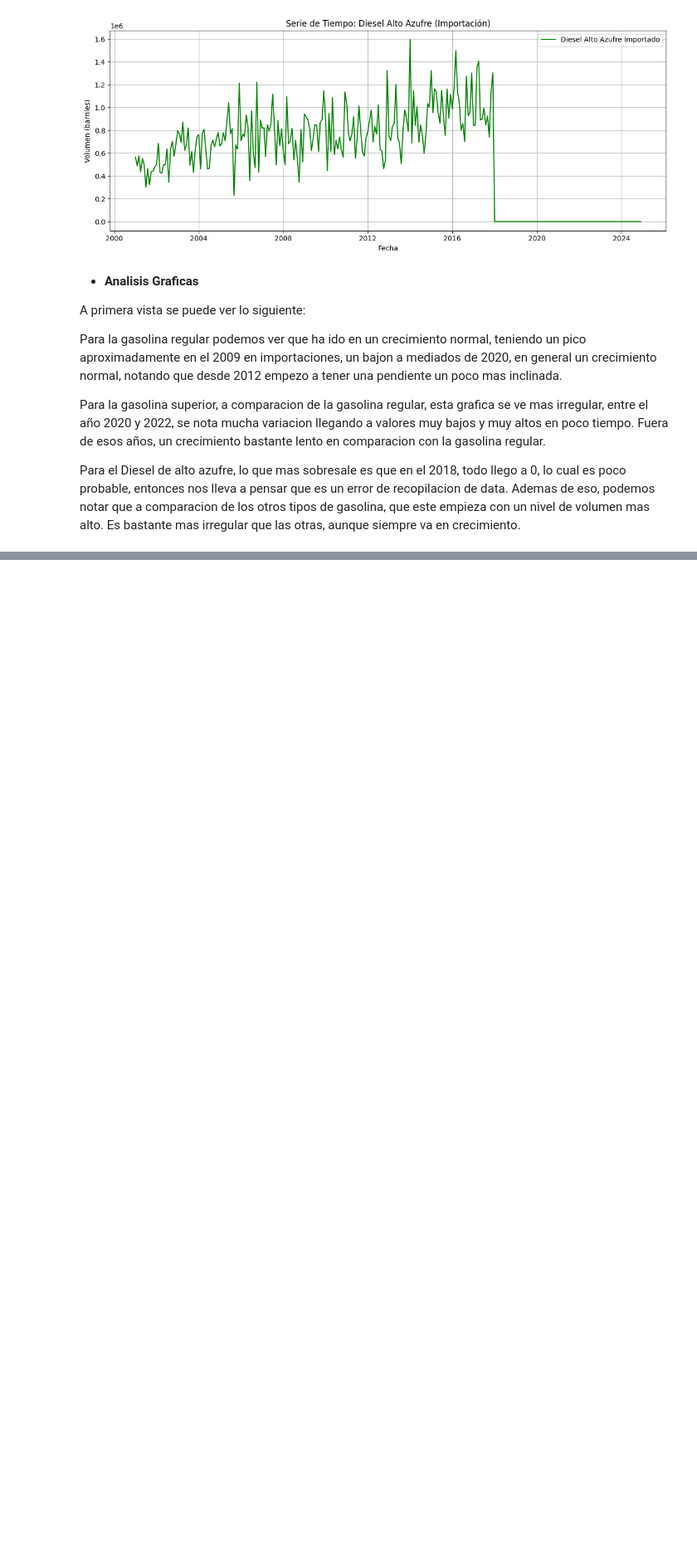
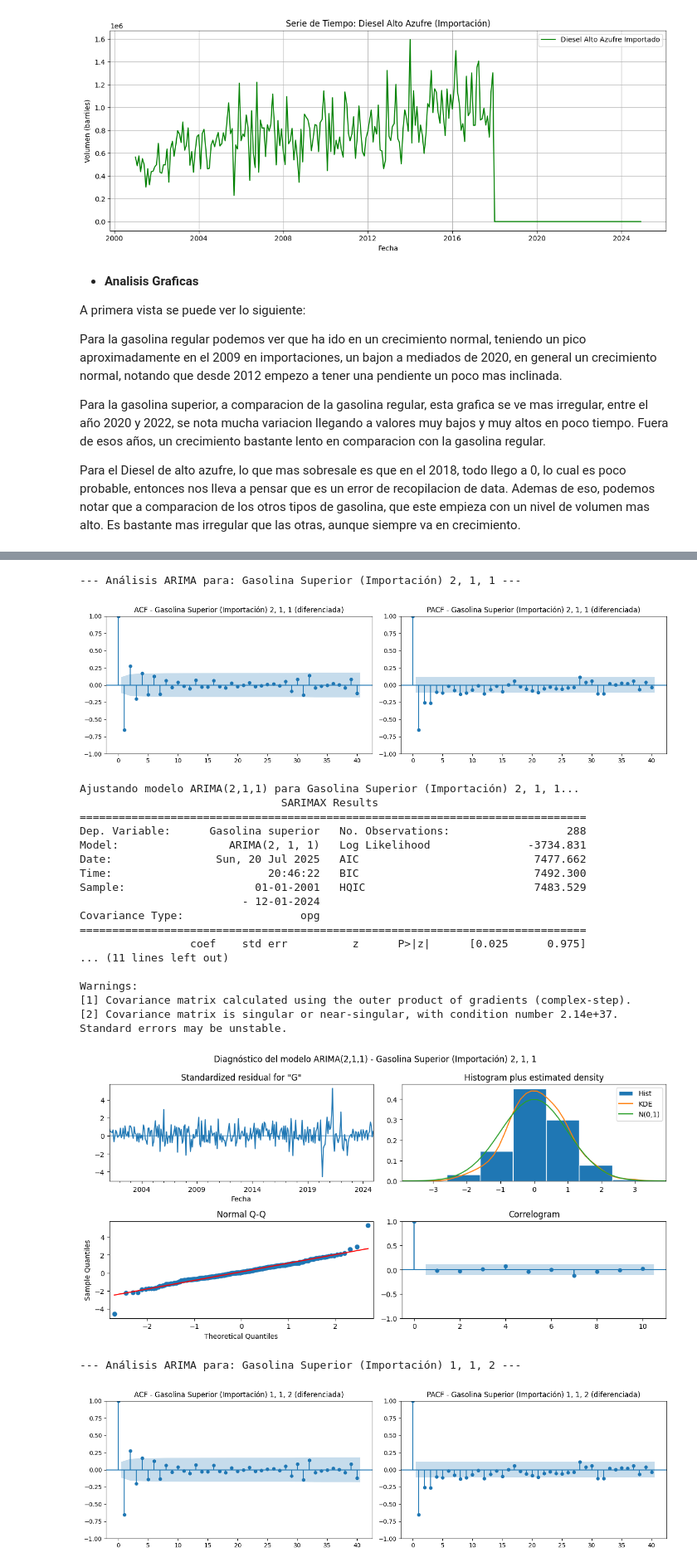
Before and after one commit to Czar272/Lab1_DS, a Jupyter notebook: main.ipynb, the cells around one changed output, grey strips where cells are left out. Shown at 83% size. Drawn from its saved outputs; the diff is of its cells as text; code cells hidden in the pictures; blank space fills up the shorter version.

```diff
--- a/main.ipynb
+++ b/main.ipynb
@@ -377,0 +620,27 @@ Los residuos, es decir, la parte no explicada por la tendencia ni la estacionali
+# %%
+resultado_sup = seleccionar_modelo_arima_manual(serie_gasolina_superior, serie_sup_dif, "Gasolina Superior (Importación) 1, 1, 1", p=1, d=1, q=1)
+resultado_sup = seleccionar_modelo_arima_manual(serie_gasolina_superior, serie_sup_dif, "Gasolina Superior (Importación) 2, 1, 1", p=2, d=1, q=1)
+resultado_sup = seleccionar_modelo_arima_manual(serie_gasolina_superior, serie_sup_dif, "Gasolina Superior (Importación) 1, 1, 2", p=1, d=1, q=2)
+# %% [output]
+--- Análisis ARIMA para: Gasolina Superior (Importación) 2, 1, 1 ---
+[figure, added]
+Ajustando modelo ARIMA(2,1,1) para Gasolina Superior (Importación) 2, 1, 1...
+                               SARIMAX Results
+==============================================================================
+Dep. Variable:      Gasolina superior   No. Observations:                  288
+Model:                 ARIMA(2, 1, 1)   Log Likelihood               -3734.831
+Date:                Sun, 20 Jul 2025   AIC                           7477.662
+Time:                        20:46:22   BIC                           7492.300
+Sample:                    01-01-2001   HQIC                          7483.529
+                         - 12-01-2024
+Covariance Type:                  opg
+==============================================================================
+                 coef    std err          z      P>|z|      [0.025      0.975]
+... (11 lines left out)
+
+Warnings:
+[1] Covariance matrix calculated using the outer product of gradients (complex-step).
+[2] Covariance matrix is singular or near-singular, with condition number 2.14e+37. Standard errors may be unstable.
+[figure, added]
+--- Análisis ARIMA para: Gasolina Superior (Importación) 1, 1, 2 ---
+[figure, added]
```
Also changed, not shown: parts of 22 cells of this notebook.
